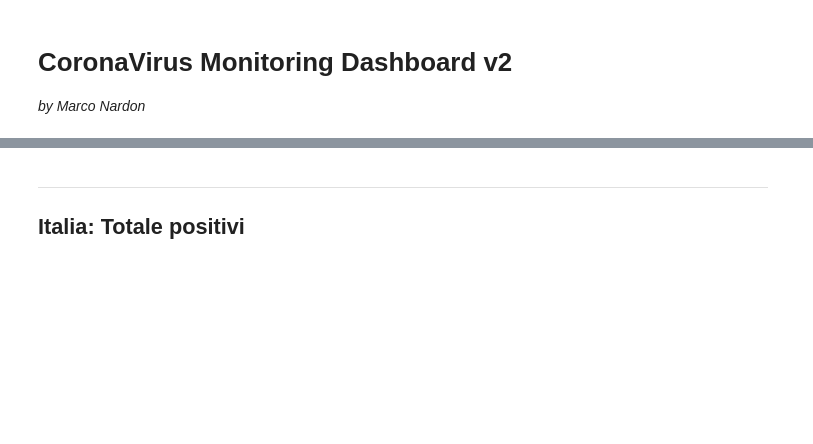
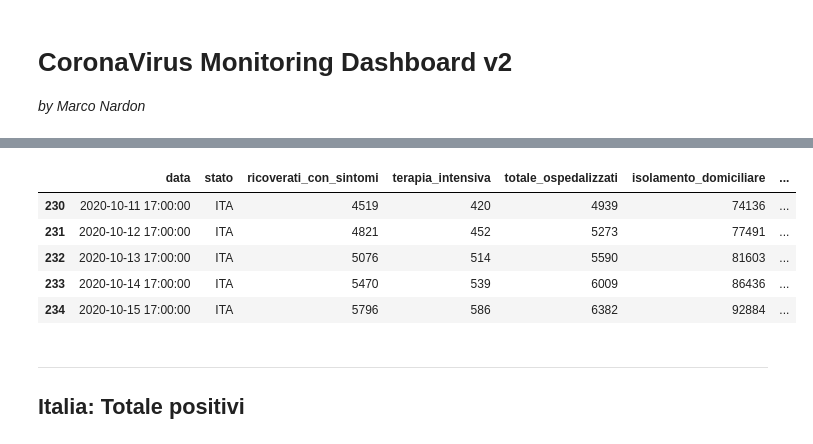
Before and after one commit to marconardon/covid-dashboard, a Jupyter notebook: COVID-19 Italia.ipynb, the cells around one changed output, grey strips where cells are left out. Cells and saved outputs as stored; diff of their text form; code cells hidden in the pictures; blank space fills up the shorter version.

```diff
--- a/COVID-19 Italia.ipynb
+++ b/COVID-19 Italia.ipynb
@@ -113,6 +114,15 @@ def crea_df_incremento(df_start, colonne=colonne):
     return(df_ass, df_perc)
 
 # ---- FINE DICHIARAZIONE FUNZIONI
+# %%
+df_naz.tail()
+# %% [output]
+|  | data | stato | ricoverati_con_sintomi | terapia_intensiva | totale_ospedalizzati | isolamento_domiciliare | ... |
+| 230 | 2020-10-11 17:00:00 | ITA | 4519 | 420 | 4939 | 74136 | ... |
+| 231 | 2020-10-12 17:00:00 | ITA | 4821 | 452 | 5273 | 77491 | ... |
+| 232 | 2020-10-13 17:00:00 | ITA | 5076 | 514 | 5590 | 81603 | ... |
+| 233 | 2020-10-14 17:00:00 | ITA | 5470 | 539 | 6009 | 86436 | ... |
+| 234 | 2020-10-15 17:00:00 | ITA | 5796 | 586 | 6382 | 92884 | ... |
 # %% [markdown]
 ------
 
```
Also changed, not shown: parts of 5 cells of this notebook.
